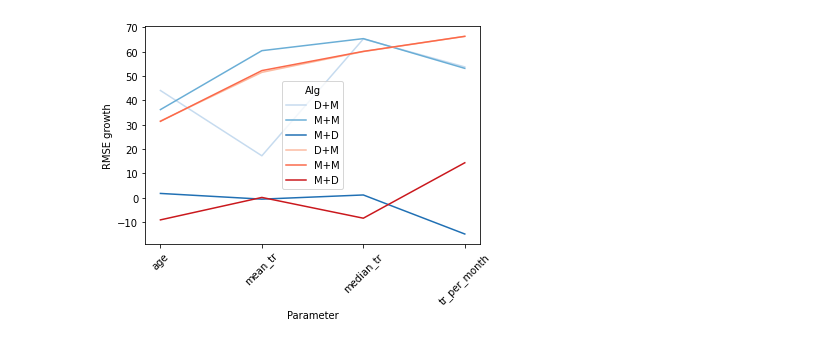
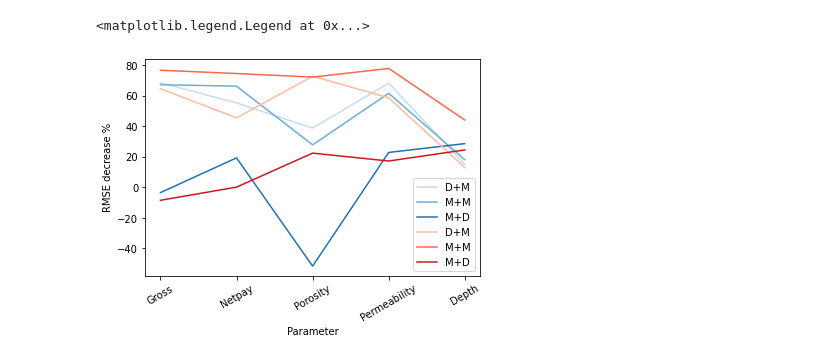
Before and after one commit to Anaxagor/Mixed-Learning-of-Bayesian-Networks, a Jupyter notebook: experiments/vis_results.ipynb, the cells around one changed output. Cells and saved outputs as stored; diff of their text form; code cells hidden in the pictures.

```diff
--- a/experiments/vis_results.ipynb
+++ b/experiments/vis_results.ipynb
@@ -28,5 +28,5 @@ import random
 from sklearn.model_selection import train_test_split
 import matplotlib.ticker as ticker
 # %%
-geo_accuracy = pd.read_csv('socio_results_disc.csv')
-geo_rmse = pd.read_csv('socio_results_cont.csv')
+geo_accuracy = pd.read_csv('geo_results_disc.csv')
+geo_rmse = pd.read_csv('geo_results_cont.csv')
@@ -37,3 +33,6 @@ average_rmse_simple_evo = pd.DataFrame(columns=['Parameter', 'RMSE growth', 'Alg
+# %%
+average_rmse_simple_evo = pd.DataFrame(columns=['Parameter', 'RMSE decrease %', 'Alg'])
+average_rmse_simple_hc = pd.DataFrame(columns=['Parameter', 'RMSE decrease %', 'Alg'])
 # %%
 geo_hc = geo_rmse.loc[geo_rmse['Strategy'] == 'HC']
 geo_evo = geo_rmse.loc[geo_rmse['Strategy'] == 'evo']
@@ -42,19 +41,21 @@ base_evo = geo_evo.loc[geo_evo['Alg'] == 'D+D']
 for i in range(geo_hc.shape[0]):
     row_hc = geo_hc.iloc[i,:]
     row_evo = geo_evo.iloc[i,:]
-    if row_hc['Alg'] != 'D+D':
+    if (row_hc['Alg'] != 'D+D') & (row_hc['Parameter'] != 'blh'):
         base_hc_param = pd.DataFrame(base_hc.loc[base_hc['Parameter'] == row_hc['Parameter']])
         base_evo_param = pd.DataFrame(base_evo.loc[base_evo['Parameter'] == row_evo['Parameter']])
         m1 = 100 - ((100*row_hc['rmse'])/base_hc_param['rmse'].values)
         m2 = 100 - ((100*row_evo['rmse'])/base_evo_param['rmse'].values)
-        average_rmse_simple_hc = average_rmse_simple_hc.append({'Parameter':row_hc['Parameter'], 'RMSE growth': m1[0], 'Alg':row_hc['Alg']}, ignore_index=True)
-        average_rmse_simple_evo = average_rmse_simple_evo.append({'Parameter':row_evo['Parameter'], 'RMSE growth': m2[0], 'Alg':row_evo['Alg']}, ignore_index=True)
+        average_rmse_simple_hc = average_rmse_simple_hc.append({'Parameter':row_hc['Parameter'], 'RMSE decrease %': m1[0], 'Alg':row_hc['Alg']}, ignore_index=True)
+        average_rmse_simple_evo = average_rmse_simple_evo.append({'Parameter':row_evo['Parameter'], 'RMSE decrease %': m2[0], 'Alg':row_evo['Alg']}, ignore_index=True)
 # %%
 
-ax = sns.lineplot(data=average_rmse_simple_evo, x="Parameter", y="RMSE growth", hue="Alg", palette="Blues")
+ax = sns.lineplot(data=average_rmse_simple_evo, x="Parameter", y="RMSE decrease %", hue="Alg", palette="Blues")
 
-ax = sns.lineplot(data=average_rmse_simple_hc, x="Parameter", y="RMSE growth", hue="Alg", palette="Reds")
+ax = sns.lineplot(data=average_rmse_simple_hc, x="Parameter", y="RMSE decrease %", hue="Alg", palette="Reds")
 
-ax.xaxis.set_tick_params(rotation=45)
+ax.xaxis.set_tick_params(rotation=30)
+plt.legend(loc='lower right')
 # %% [output]
+<matplotlib.legend.Legend at 0x...>
-[figure, old version]
+[figure, new version]
```
Also changed, not shown: parts of 1 cell of this notebook, 8 other files.
